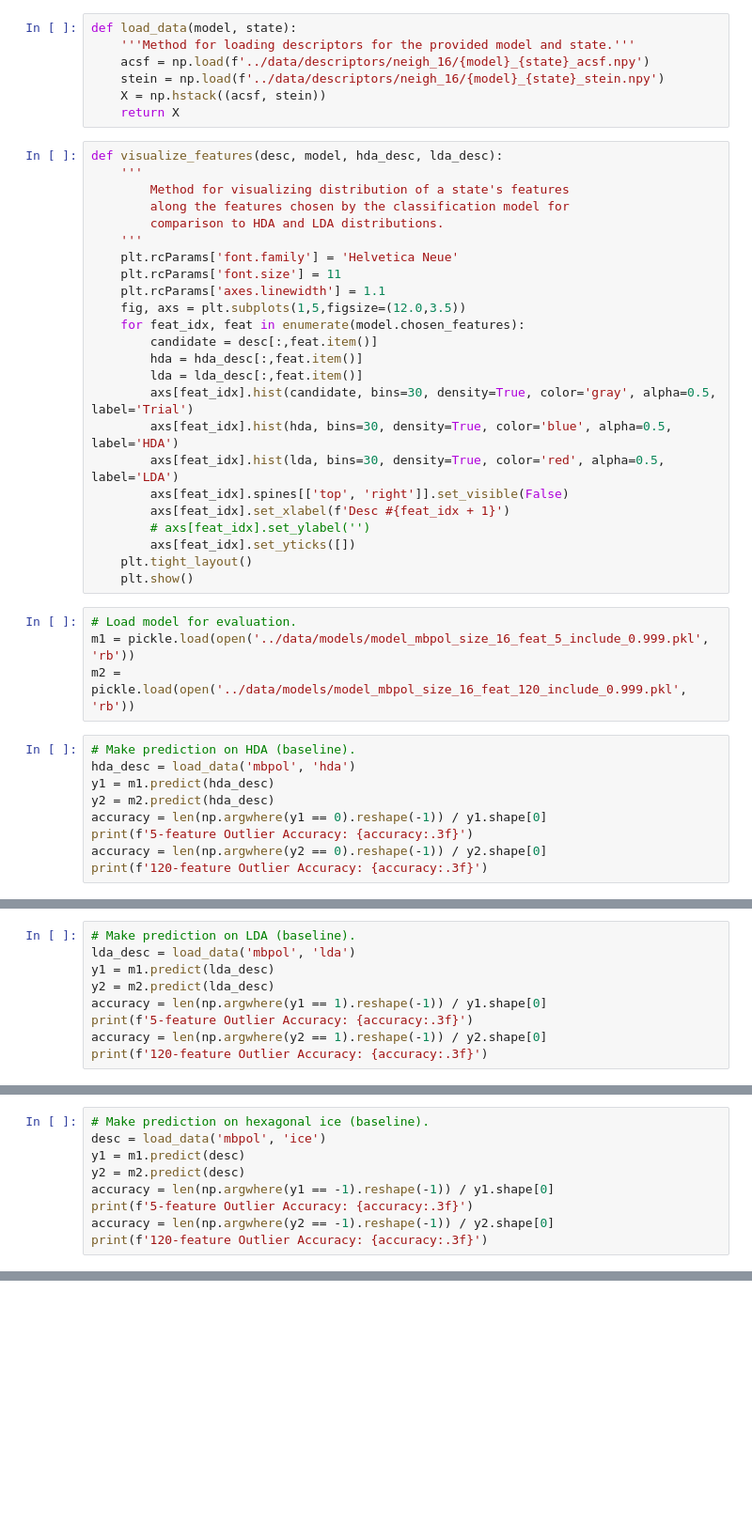
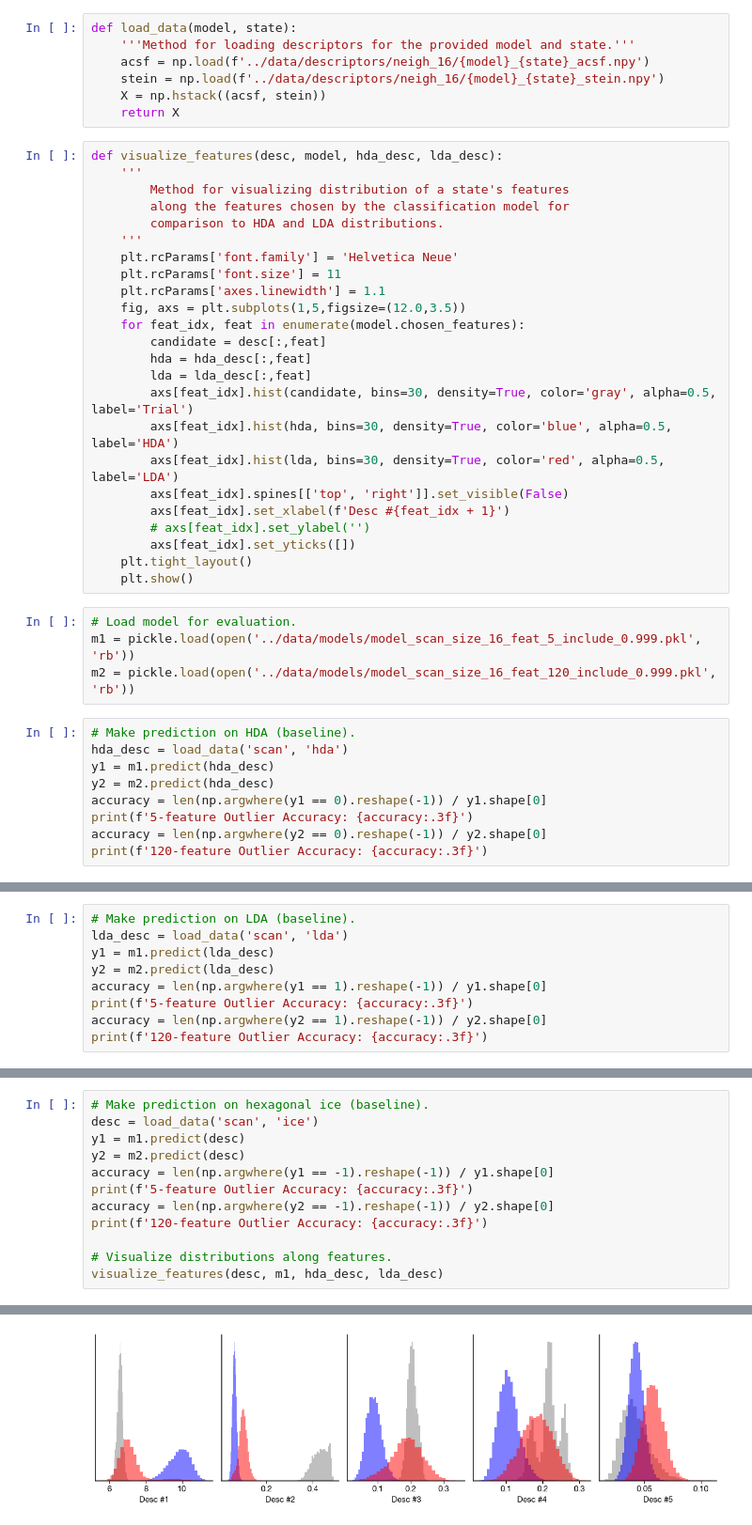
Before and after one commit to webbtheosim/amorphous-ice, a Jupyter notebook: notebooks/si_ice.ipynb, the cells around one changed output, grey strips where cells are left out. Shown at 94% size. Drawn from its saved outputs; the diff is of its cells as text; blank space fills up the shorter version.

```diff
--- a/notebooks/si_ice.ipynb
+++ b/notebooks/si_ice.ipynb
@@ -24,9 +24,9 @@ def visualize_features(desc, model, hda_desc, lda_desc):
     plt.rcParams['axes.linewidth'] = 1.1
     fig, axs = plt.subplots(1,5,figsize=(12.0,3.5))
     for feat_idx, feat in enumerate(model.chosen_features):
-        candidate = desc[:,feat.item()]
-        hda = hda_desc[:,feat.item()]
-        lda = lda_desc[:,feat.item()]
+        candidate = desc[:,feat]
+        hda = hda_desc[:,feat]
+        lda = lda_desc[:,feat]
         axs[feat_idx].hist(candidate, bins=30, density=True, color='gray', alpha=0.5, label='Trial')
         axs[feat_idx].hist(hda, bins=30, density=True, color='blue', alpha=0.5, label='HDA')
         axs[feat_idx].hist(lda, bins=30, density=True, color='red', alpha=0.5, label='LDA')
@@ -38,11 +38,11 @@ def visualize_features(desc, model, hda_desc, lda_desc):
     plt.show()
 # %%
 # Load model for evaluation.
-m1 = pickle.load(open('../data/models/model_mbpol_size_16_feat_5_include_0.999.pkl', 'rb'))
-m2 = pickle.load(open('../data/models/model_mbpol_size_16_feat_120_include_0.999.pkl', 'rb'))
+m1 = pickle.load(open('../data/models/model_scan_size_16_feat_5_include_0.999.pkl', 'rb'))
+m2 = pickle.load(open('../data/models/model_scan_size_16_feat_120_include_0.999.pkl', 'rb'))
 # %%
 # Make prediction on HDA (baseline).
-hda_desc = load_data('mbpol', 'hda')
+hda_desc = load_data('scan', 'hda')
 y1 = m1.predict(hda_desc)
 y2 = m2.predict(hda_desc)
 accuracy = len(np.argwhere(y1 == 0).reshape(-1)) / y1.shape[0]
@@ -55,6 +55,6 @@ print(f'120-feature Outlier Accuracy: {accuracy:.3f}')
 # %%
 # Make prediction on LDA (baseline).
-lda_desc = load_data('mbpol', 'lda')
+lda_desc = load_data('scan', 'lda')
 y1 = m1.predict(lda_desc)
 y2 = m2.predict(lda_desc)
 accuracy = len(np.argwhere(y1 == 1).reshape(-1)) / y1.shape[0]
@@ -67,14 +67,18 @@ print(f'120-feature Outlier Accuracy: {accuracy:.3f}')
 # %%
 # Make prediction on hexagonal ice (baseline).
-desc = load_data('mbpol', 'ice')
+desc = load_data('scan', 'ice')
 y1 = m1.predict(desc)
 y2 = m2.predict(desc)
 accuracy = len(np.argwhere(y1 == -1).reshape(-1)) / y1.shape[0]
 print(f'5-feature Outlier Accuracy: {accuracy:.3f}')
 accuracy = len(np.argwhere(y2 == -1).reshape(-1)) / y2.shape[0]
 print(f'120-feature Outlier Accuracy: {accuracy:.3f}')
+
+# Visualize distributions along features.
+visualize_features(desc, m1, hda_desc, lda_desc)
 # %% [output]
 5-feature Outlier Accuracy: 1.000
 120-feature Outlier Accuracy: 1.000
+[figure, added]
 # %%
 # Make prediction on ice01c.
```
Also changed, not shown: parts of 17 cells of this notebook.
